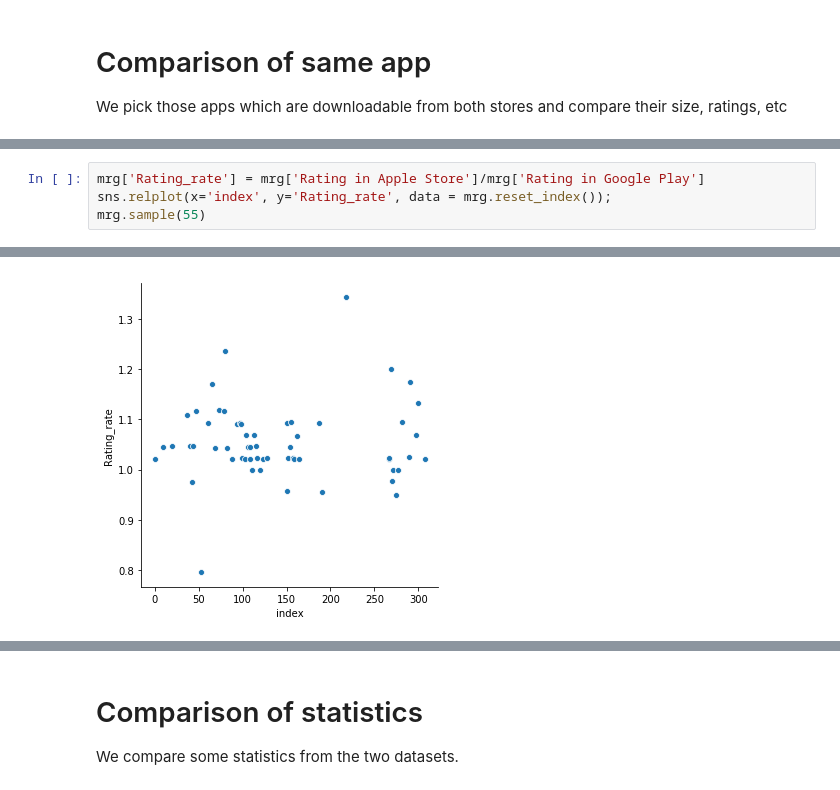
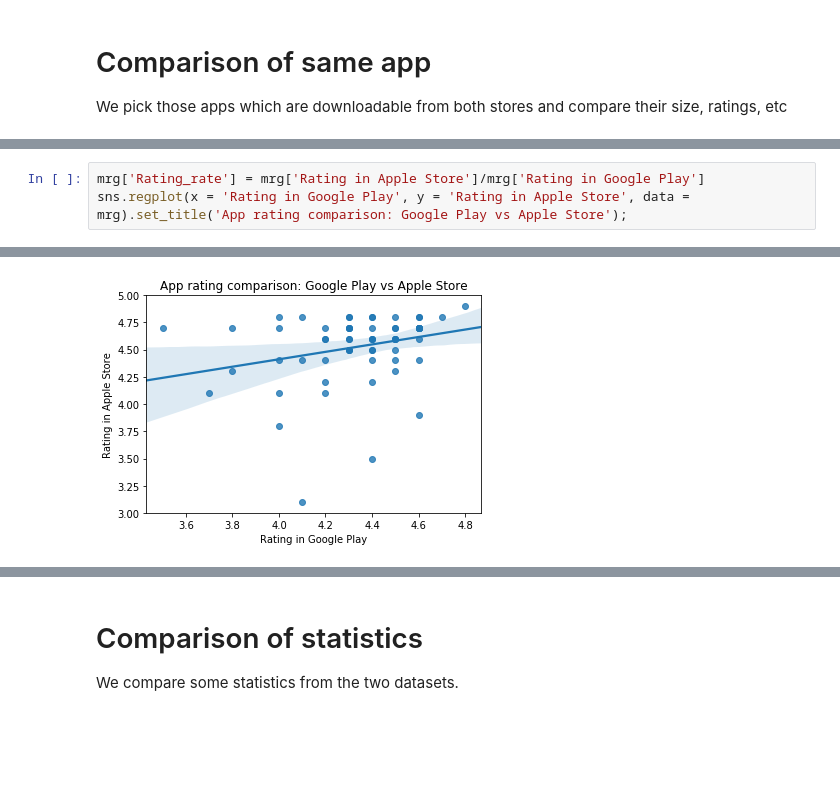
Before and after one commit to johnnyguitarhero/ECE143-Project-19WIN-G8, a Jupyter notebook: Comparison Analysis/Comparison.ipynb, the cells around one changed output, grey strips where cells are left out. Cells and saved outputs as stored; diff of their text form; blank space fills up the shorter version.

```diff
--- a/Comparison Analysis/Comparison.ipynb
+++ b/Comparison Analysis/Comparison.ipynb
@@ -25,5 +24,4 @@ sns.regplot(x = 'Size_MB in Google Play', y = 'Size_MB in Apple Store', data = m
 # %%
 mrg['Rating_rate'] = mrg['Rating in Apple Store']/mrg['Rating in Google Play']
-sns.relplot(x='index', y='Rating_rate', data = mrg.reset_index());
-mrg.sample(55)
+sns.regplot(x = 'Rating in Google Play', y = 'Rating in Apple Store', data = mrg).set_title('App rating comparison: Google Play vs Apple Store');
 # %% [output]
@@ -47 +28 @@ mrg.sample(55)
-[figure, old version]
+[figure, new version]
```
Also changed, not shown: parts of 10 cells of this notebook, 21 other files.
